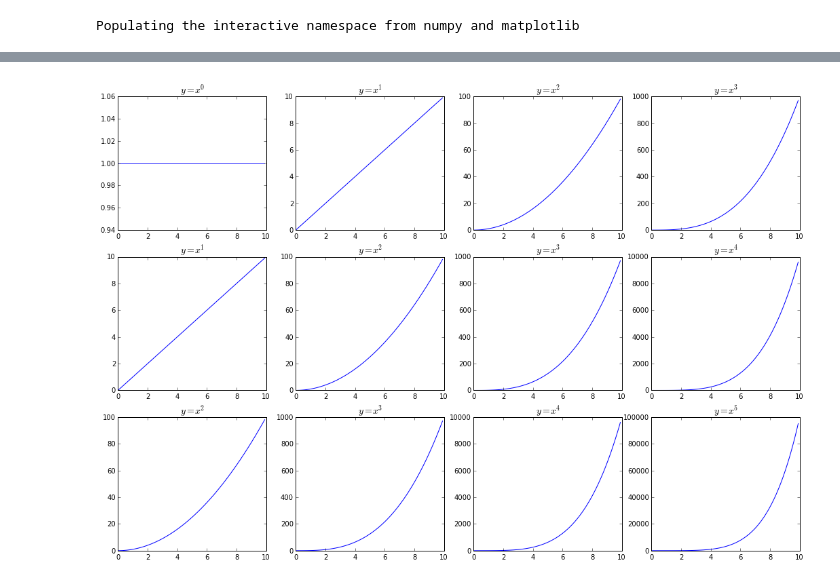
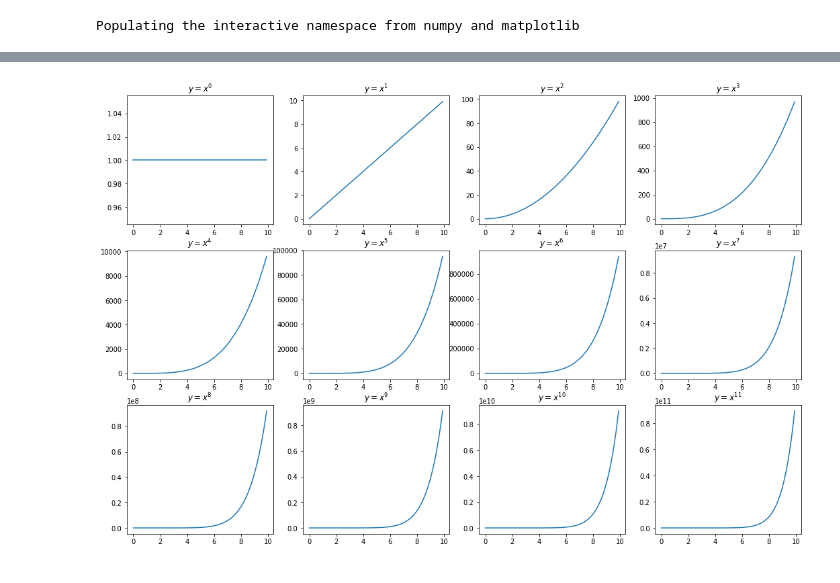
Before and after one commit to camillescott/ficus, a Jupyter notebook: example.ipynb, the cells around one changed output, grey strips where cells are left out. Saved outputs shown, nothing was run; the diff lists cells and outputs as text; code cells hidden in the pictures.

```diff
--- a/example.ipynb
+++ b/example.ipynb
@@ -17,8 +17,7 @@ with FigureManager(filename='myplot.png', show=True) as (fix, ax):
 # %%
 with FigureManager(show=True, nrows=3, ncols=4) as (fig, ax_mat):
-    for i, row in enumerate(ax_mat):
-        for j, ax in enumerate(row):
-            ax.plot(X, X**(i+j))
-            ax.set_title(r'$y = x^{0}$'.format(i+j), fontsize=14)
+    for n, ax in enumerate(ax_mat.flatten()):
+        ax.plot(X, X**n)
+        ax.set_title(r'$y = x^{{{0}}}$'.format(n, fontsize=14))
 # %% [output]
-[figure, old version]
+[figure, new version]
```
Also changed, not shown: parts of 1 cell of this notebook.
